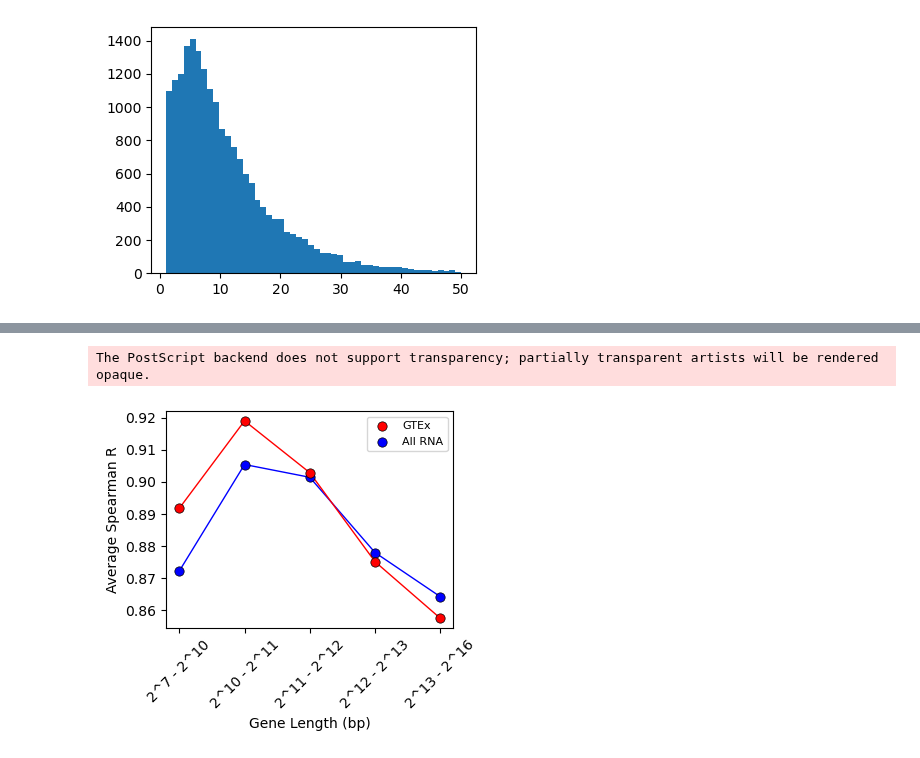
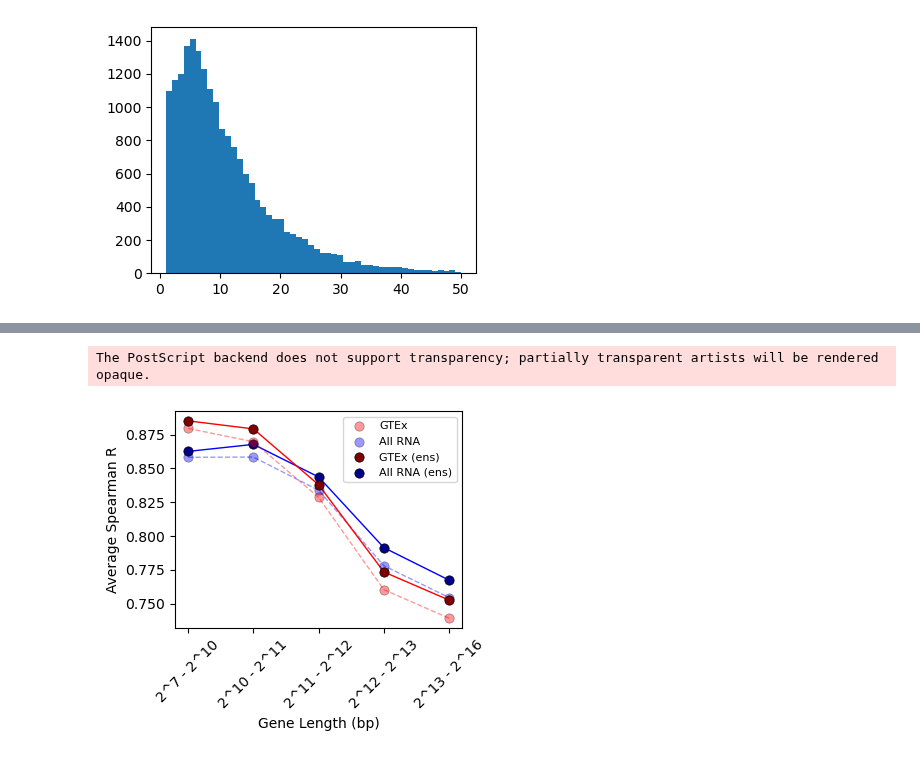
Before and after one commit to calico/borzoi-paper, a Jupyter notebook: analysis/test_expression/eval_expr_corr_by_length.ipynb, the cells around one changed output, grey strips where cells are left out. Drawn from its saved outputs; the diff is of its cells as text; code cells hidden in the pictures.

```diff
--- a/analysis/test_expression/eval_expr_corr_by_length.ipynb
+++ b/analysis/test_expression/eval_expr_corr_by_length.ipynb
@@ -228,35 +241,43 @@ r_vals_exon_gtex = np.load('expr_correlation_by_exons_gtex.npy')
 # %%
 #Plot test set prediction performance as a function of gene length
 
 f = plt.figure(figsize=(4, 3.5))
 
 length_strs = [
     "2^" + str(len_lo) + " - 2^" + str(len_hi)
     for [len_lo, len_hi] in length_bins
 ]
 
 x_len = np.arange(len(length_strs))
 
-plt.plot(x_len, np.mean(r_vals_len_gtex, axis=(0, 2)), color='red', linewidth=1, zorder=-1)
-plt.scatter(x_len, np.mean(r_vals_len_gtex, axis=(0, 2)), s=45, c='red', edgecolor='black', linewidth=0.5, zorder=2, label='GTEx')
+#Per-cross performance
+plt.plot(x_len, np.mean(r_vals_len_gtex[:-1, ...], axis=(0, 2)), alpha=0.4, color='red', linewidth=1, linestyle='--', zorder=-1)
+plt.scatter(x_len, np.mean(r_vals_len_gtex[:-1, ...], axis=(0, 2)), alpha=0.4, s=45, c='red', edgecolor='black', linewidth=0.5, zorder=2, label='GTEx')
 
-plt.plot(x_len, np.mean(r_vals_len, axis=(0, 2)), color='blue', linewidth=1, zorder=-2)
-plt.scatter(x_len, np.mean(r_vals_len, axis=(0, 2)), s=45, c='blue', edgecolor='black', linewidth=0.5, zorder=1, label='All RNA')
+plt.plot(x_len, np.mean(r_vals_len[:-1, ...], axis=(0, 2)), alpha=0.4, color='blue', linewidth=1, linestyle='--', zorder=-2)
+plt.scatter(x_len, np.mean(r_vals_len[:-1, ...], axis=(0, 2)), alpha=0.4, s=45, c='blue', edgecolor='black', linewidth=0.5, zorder=1, label='All RNA')
+
+#Ensemble performance
+plt.plot(x_len, np.mean(r_vals_len_gtex[-1:, ...], axis=(0, 2)), color='red', linewidth=1, zorder=-1)
+plt.scatter(x_len, np.mean(r_vals_len_gtex[-1:, ...], axis=(0, 2)), s=45, c='maroon', edgecolor='black', linewidth=0.5, zorder=2, label='GTEx (ens)')
+
+plt.plot(x_len, np.mean(r_vals_len[-1:, ...], axis=(0, 2)), color='blue', linewidth=1, zorder=-2)
+plt.scatter(x_len, np.mean(r_vals_len[-1:, ...], axis=(0, 2)), s=45, c='darkblue', edgecolor='black', linewidth=0.5, zorder=1, label='All RNA (ens)')
 
 plt.xlabel("Gene Length (bp)", fontsize=10)
 plt.ylabel("Average Spearman R", fontsize=10)
 
 plt.xticks(x_len, length_strs, fontsize=10, rotation=45)
 plt.yticks(fontsize=10)
 
 plt.legend(fontsize=8)
 
 plt.tight_layout()
 
 plt.savefig("borzoi_v2_expr_correlation_by_length.png", dpi=300)
 plt.savefig("borzoi_v2_expr_correlation_by_length.eps")
 
 plt.show()
 # %% [output]
 The PostScript backend does not support transparency; partially transparent artists will be rendered opaque.
-[figure, old version]
+[figure, new version]
```
Also changed, not shown: parts of 7 cells of this notebook, 11 other files.
